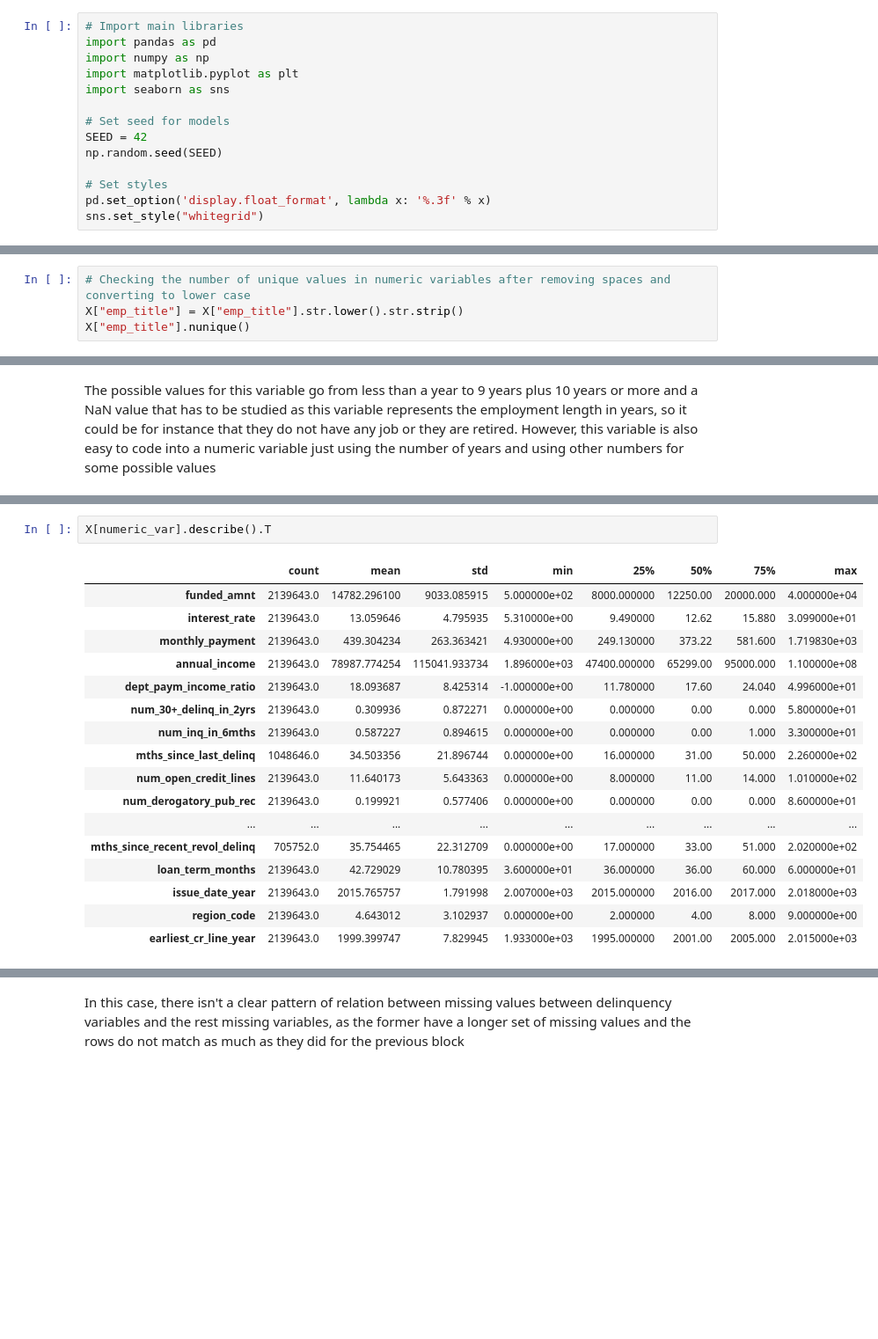
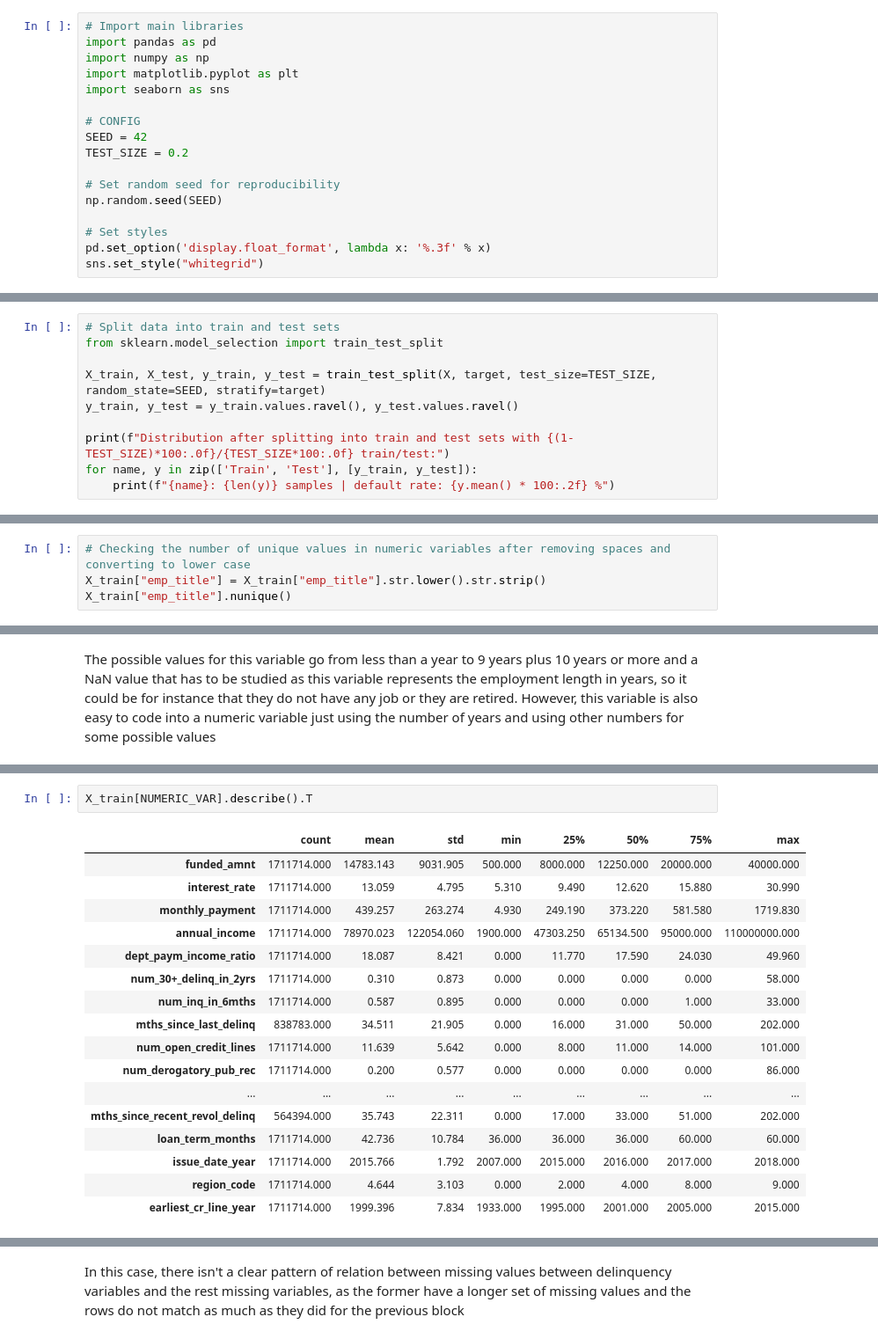
Before and after one commit to zacariasct4/DS_Monthly_Challenges, a Jupyter notebook: 01_expected_credit_loss/main.ipynb, the cells around one changed output, grey strips where cells are left out. Shown at 88% size. Cells and saved outputs as stored; diff of their text form; blank space fills up the shorter version.

Commit message:
Últimos cambios realizados en 01_expected_credit_loss
Co-authored-by: Copilot <223556219+Copilot@users.noreply.github.com>

```diff
--- a/01_expected_credit_loss/main.ipynb
+++ b/01_expected_credit_loss/main.ipynb
@@ -21,8 +21,11 @@ import numpy as np
 import matplotlib.pyplot as plt
 import seaborn as sns
 
-# Set seed for models
+# CONFIG
 SEED = 42
+TEST_SIZE = 0.2
+
+# Set random seed for reproducibility
 np.random.seed(SEED)
 
 # Set styles
@@ -144,3 +174,13 @@ print("All variables are categorized as string or numeric?", len(string_var) + l
 Number of string variables: 11
 Number of numeric variables: 34
 All variables are categorized as string or numeric? True
+# %%
+# Split data into train and test sets
+from sklearn.model_selection import train_test_split
+
+X_train, X_test, y_train, y_test = train_test_split(X, target, test_size=TEST_SIZE, random_state=SEED, stratify=target)
+y_train, y_test = y_train.values.ravel(), y_test.values.ravel()
+
+print(f"Distribution after splitting into train and test sets with {(1-TEST_SIZE)*100:.0f}/{TEST_SIZE*100:.0f} train/test:")
+for name, y in zip(['Train', 'Test'], [y_train, y_test]):
+    print(f"{name}: {len(y)} samples | default rate: {y.mean() * 100:.2f} %")
@@ -166,6 +237,6 @@ This analysis shows that some of the string variables can be tuned into numeric
 - Some of then are binary, which is easily coded keeping just one variable, whereas other have 3 or 4 possible values, which cane be handled using techniques as OHE
 # %%
 # Checking the number of unique values in numeric variables after removing spaces and converting to lower case
-X["emp_title"] = X["emp_title"].str.lower().str.strip()
-X["emp_title"].nunique()
+X_train["emp_title"] = X_train["emp_title"].str.lower().str.strip()
+X_train["emp_title"].nunique()
 # %% [output]
@@ -304,21 +418,21 @@ for var in numeric_var:
 # %%
-X[numeric_var].describe().T
+X_train[NUMERIC_VAR].describe().T
 # %% [output]
 |  | count | mean | std | min | 25% | 50% | 75% | max |
-| funded_amnt | 2139643.0 | 14782.296100 | 9033.085915 | 5.000000e+02 | 8000.000000 | 12250.00 | 20000.000 | 4.000000e+04 |
-| interest_rate | 2139643.0 | 13.059646 | 4.795935 | 5.310000e+00 | 9.490000 | 12.62 | 15.880 | 3.099000e+01 |
-| monthly_payment | 2139643.0 | 439.304234 | 263.363421 | 4.930000e+00 | 249.130000 | 373.22 | 581.600 | 1.719830e+03 |
-| annual_income | 2139643.0 | 78987.774254 | 115041.933734 | 1.896000e+03 | 47400.000000 | 65299.00 | 95000.000 | 1.100000e+08 |
-| dept_paym_income_ratio | 2139643.0 | 18.093687 | 8.425314 | -1.000000e+00 | 11.780000 | 17.60 | 24.040 | 4.996000e+01 |
-| num_30+_delinq_in_2yrs | 2139643.0 | 0.309936 | 0.872271 | 0.000000e+00 | 0.000000 | 0.00 | 0.000 | 5.800000e+01 |
-| num_inq_in_6mths | 2139643.0 | 0.587227 | 0.894615 | 0.000000e+00 | 0.000000 | 0.00 | 1.000 | 3.300000e+01 |
-| mths_since_last_delinq | 1048646.0 | 34.503356 | 21.896744 | 0.000000e+00 | 16.000000 | 31.00 | 50.000 | 2.260000e+02 |
-| num_open_credit_lines | 2139643.0 | 11.640173 | 5.643363 | 0.000000e+00 | 8.000000 | 11.00 | 14.000 | 1.010000e+02 |
-| num_derogatory_pub_rec | 2139643.0 | 0.199921 | 0.577406 | 0.000000e+00 | 0.000000 | 0.00 | 0.000 | 8.600000e+01 |
+| funded_amnt | 1711714.000 | 14783.143 | 9031.905 | 500.000 | 8000.000 | 12250.000 | 20000.000 | 40000.000 |
+| interest_rate | 1711714.000 | 13.059 | 4.795 | 5.310 | 9.490 | 12.620 | 15.880 | 30.990 |
+| monthly_payment | 1711714.000 | 439.257 | 263.274 | 4.930 | 249.190 | 373.220 | 581.580 | 1719.830 |
+| annual_income | 1711714.000 | 78970.023 | 122054.060 | 1900.000 | 47303.250 | 65134.500 | 95000.000 | 110000000.000 |
+| dept_paym_income_ratio | 1711714.000 | 18.087 | 8.421 | 0.000 | 11.770 | 17.590 | 24.030 | 49.960 |
+| num_30+_delinq_in_2yrs | 1711714.000 | 0.310 | 0.873 | 0.000 | 0.000 | 0.000 | 0.000 | 58.000 |
+| num_inq_in_6mths | 1711714.000 | 0.587 | 0.895 | 0.000 | 0.000 | 0.000 | 1.000 | 33.000 |
+| mths_since_last_delinq | 838783.000 | 34.511 | 21.905 | 0.000 | 16.000 | 31.000 | 50.000 | 202.000 |
+| num_open_credit_lines | 1711714.000 | 11.639 | 5.642 | 0.000 | 8.000 | 11.000 | 14.000 | 101.000 |
+| num_derogatory_pub_rec | 1711714.000 | 0.200 | 0.577 | 0.000 | 0.000 | 0.000 | 0.000 | 86.000 |
 | ... | ... | ... | ... | ... | ... | ... | ... | ... |
-| mths_since_recent_revol_delinq | 705752.0 | 35.754465 | 22.312709 | 0.000000e+00 | 17.000000 | 33.00 | 51.000 | 2.020000e+02 |
-| loan_term_months | 2139643.0 | 42.729029 | 10.780395 | 3.600000e+01 | 36.000000 | 36.00 | 60.000 | 6.000000e+01 |
-| issue_date_year | 2139643.0 | 2015.765757 | 1.791998 | 2.007000e+03 | 2015.000000 | 2016.00 | 2017.000 | 2.018000e+03 |
-| region_code | 2139643.0 | 4.643012 | 3.102937 | 0.000000e+00 | 2.000000 | 4.00 | 8.000 | 9.000000e+00 |
-| earliest_cr_line_year | 2139643.0 | 1999.399747 | 7.829945 | 1.933000e+03 | 1995.000000 | 2001.00 | 2005.000 | 2.015000e+03 |
+| mths_since_recent_revol_delinq | 564394.000 | 35.743 | 22.311 | 0.000 | 17.000 | 33.000 | 51.000 | 202.000 |
+| loan_term_months | 1711714.000 | 42.736 | 10.784 | 36.000 | 36.000 | 36.000 | 60.000 | 60.000 |
+| issue_date_year | 1711714.000 | 2015.766 | 1.792 | 2007.000 | 2015.000 | 2016.000 | 2017.000 | 2018.000 |
+| region_code | 1711714.000 | 4.644 | 3.103 | 0.000 | 2.000 | 4.000 | 8.000 | 9.000 |
+| earliest_cr_line_year | 1711714.000 | 1999.396 | 7.834 | 1933.000 | 1995.000 | 2001.000 | 2005.000 | 2015.000 |
 # %% [markdown]
```
Also changed, not shown: parts of 100 cells of this notebook, 2 other files.
